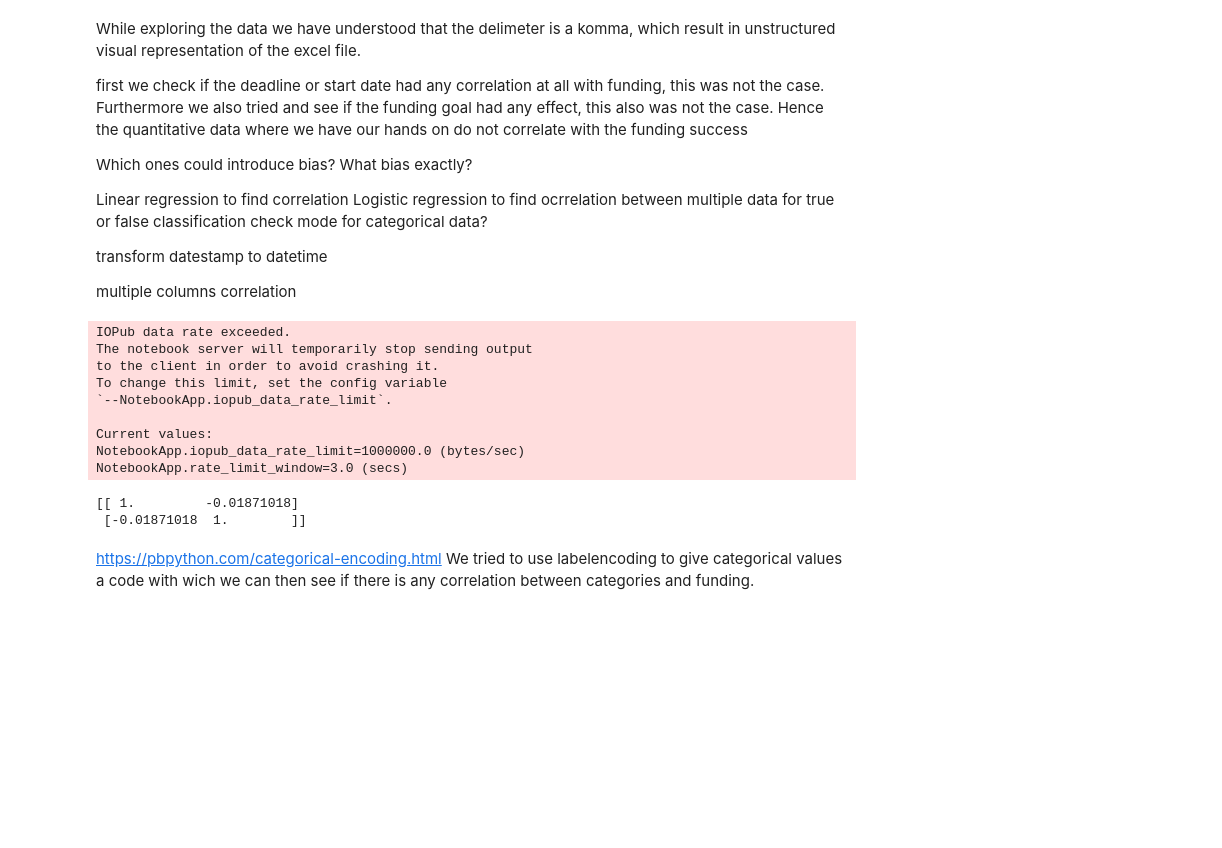
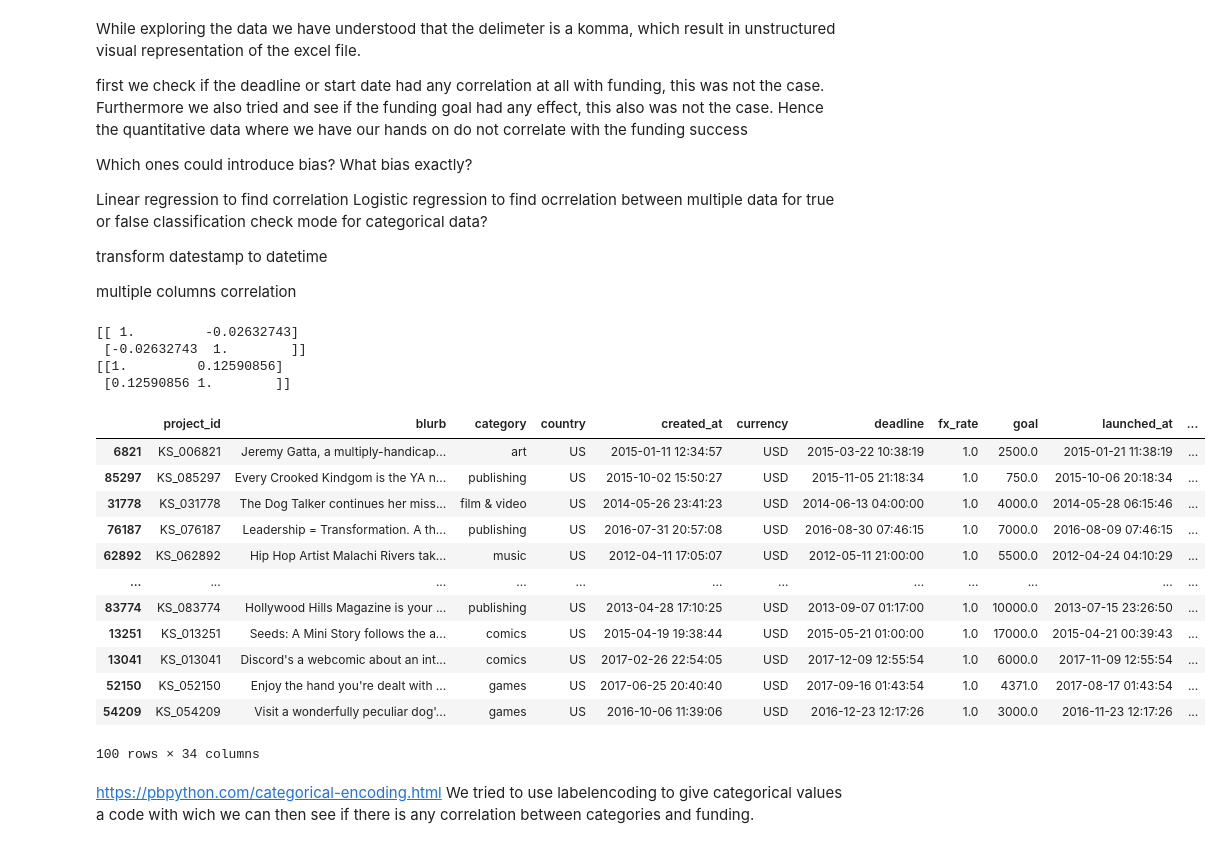
Before and after one commit to ChakirBelhaj/python-for-text-analysis, a Jupyter notebook: project/project.ipynb, the cells around one changed output. Drawn from its saved outputs; the diff is of its cells as text; code cells hidden in the pictures; blank space fills up the shorter version.

Commit message:
working on project

```diff
--- a/project/project.ipynb
+++ b/project/project.ipynb
@@ -53,66 +53,70 @@ multiple columns correlation
 # %%
 df = pd.read_csv (r'./KS_model_training_data.csv', sep = ',')
 df = df.drop(columns=['backers_count', 'converted_pledged_amount', 'pledged', 'usd_pledged'])
 df = df.dropna()
+np.where(df.applymap(lambda x: x == ''))
 
-display(df)
 df['created_at'] = pd.to_datetime(df['created_at'],unit='s')
 df['created_hour'] = df.created_at.apply(lambda x: x.hour)
 df['created_month'] = df.created_at.apply(lambda x: x.month)
 df['created_year'] = df.created_at.apply(lambda x: x.year)
 
-# df['deadline_at'] = pd.to_datetime(df['deadline'],unit='s')
-# df['deadline_hour'] = df.deadline.apply(lambda x: x.hour)
 
+df['deadline'] = pd.to_datetime(df['deadline'],unit='s')
+df['deadline_hour'] = df.deadline.apply(lambda x: x.hour)
+df['deadline_month'] = df.deadline.apply(lambda x: x.month)
+df['deadline_year'] = df.deadline.apply(lambda x: x.year)
+
+
+df['launched_at'] = pd.to_datetime(df['launched_at'],unit='s')
+df['launched_hour'] = df.launched_at.apply(lambda x: x.hour)
+df['launched_month'] = df.launched_at.apply(lambda x: x.month)
+df['launched_year'] = df.launched_at.apply(lambda x: x.year)
+
+
+df['launched_after_deadline'] = (df['launched_at'] - df['deadline'])
 
 df["category"] = df["category"].astype('category')
 df["category_encoded"] = df["category"].cat.codes
-# print(df['category'])
 
+
+
+df["currency"] = df["currency"].astype('category')
+df["currency_encoded"] = df["currency"].cat.codes
 
 df["subcategory"] = df["subcategory"].astype('category')
 df["subcategory_encoded"] = df["subcategory"].cat.codes
-
-
 df["location"] = df["location"].astype('category')
 df["location_encoded"] = df["location"].cat.codes
-
-
 df["country"] = df["country"].astype('category')
 df["country_encoded"] = df["country"].cat.codes
-
 df['blurb_length'] = df['blurb'].str.len()
 df['name_length'] = df['name'].str.len()
 
 
+print(np.corrcoef(df['funded'], df['created_month']))
+print(np.corrcoef(df['funded'], df['name_length']))
 
-print(np.corrcoef(df['funded'], df['category_encoded']))
-# print(np.corrcoef(df['funded'], df['subcategory_encoded']))
-# print(np.corrcoef(df['funded'], df['location_encoded']))
-# print(np.corrcoef(df['funded'], df['country_encoded']))
-# print(np.corrcoef(df['funded'], df['blurb_length']))
-# print(np.corrcoef(df['funded'], df['fx_rate']))
-# print(np.corrcoef(df['funded'], df['name_length']))
 
-# print(df.head(10))
-
-# print(np.corrcoef(df['funded'], df['staff_pick']))
-# print(np.corrcoef(df['funded'], df['created_month']))
-# print(np.corrcoef(df['funded'], df['deadline']))
-# df['category'].value_counts()[:20].plot(kind='bar')
-# df.plot.scatter(x = 'goal', y ='category')
+display(df.sample(100))
 # %% [output]
-IOPub data rate exceeded.
-The notebook server will temporarily stop sending output
-to the client in order to avoid crashing it.
-To change this limit, set the config variable
-`--NotebookApp.iopub_data_rate_limit`.
-
-Current values:
-NotebookApp.iopub_data_rate_limit=1000000.0 (bytes/sec)
-NotebookApp.rate_limit_window=3.0 (secs)
+[[ 1.         -0.02632743]
+ [-0.02632743  1.        ]]
+[[1.         0.12590856]
+ [0.12590856 1.        ]]
+|  | project_id | blurb | category | country | created_at | currency | deadline | fx_rate | goal | launched_at | ... |
+| 6821 | KS_006821 | Jeremy Gatta, a multiply-handicap... | art | US | 2015-01-11 12:34:57 | USD | 2015-03-22 10:38:19 | 1.0 | 2500.0 | 2015-01-21 11:38:19 | ... |
+| 85297 | KS_085297 | Every Crooked Kindgom is the YA n... | publishing | US | 2015-10-02 15:50:27 | USD | 2015-11-05 21:18:34 | 1.0 | 750.0 | 2015-10-06 20:18:34 | ... |
+| 31778 | KS_031778 | The Dog Talker continues her miss... | film & video | US | 2014-05-26 23:41:23 | USD | 2014-06-13 04:00:00 | 1.0 | 4000.0 | 2014-05-28 06:15:46 | ... |
+| 76187 | KS_076187 | Leadership = Transformation. A th... | publishing | US | 2016-07-31 20:57:08 | USD | 2016-08-30 07:46:15 | 1.0 | 7000.0 | 2016-08-09 07:46:15 | ... |
+| 62892 | KS_062892 | Hip Hop Artist Malachi Rivers tak... | music | US | 2012-04-11 17:05:07 | USD | 2012-05-11 21:00:00 | 1.0 | 5500.0 | 2012-04-24 04:10:29 | ... |
+| ... | ... | ... | ... | ... | ... | ... | ... | ... | ... | ... | ... |
+| 83774 | KS_083774 | Hollywood Hills Magazine is your ... | publishing | US | 2013-04-28 17:10:25 | USD | 2013-09-07 01:17:00 | 1.0 | 10000.0 | 2013-07-15 23:26:50 | ... |
+| 13251 | KS_013251 | Seeds: A Mini Story follows the a... | comics | US | 2015-04-19 19:38:44 | USD | 2015-05-21 01:00:00 | 1.0 | 17000.0 | 2015-04-21 00:39:43 | ... |
+| 13041 | KS_013041 | Discord's a webcomic about an int... | comics | US | 2017-02-26 22:54:05 | USD | 2017-12-09 12:55:54 | 1.0 | 6000.0 | 2017-11-09 12:55:54 | ... |
+| 52150 | KS_052150 | Enjoy the hand you're dealt with ... | games | US | 2017-06-25 20:40:40 | USD | 2017-09-16 01:43:54 | 1.0 | 4371.0 | 2017-08-17 01:43:54 | ... |
+| 54209 | KS_054209 | Visit a wonderfully peculiar dog'... | games | US | 2016-10-06 11:39:06 | USD | 2016-12-23 12:17:26 | 1.0 | 3000.0 | 2016-11-23 12:17:26 | ... |
-[[ 1.         -0.01871018]
- [-0.01871018  1.        ]]
+100 rows × 34 columns
 # %% [markdown]
 https://pbpython.com/categorical-encoding.html
 We tried to use labelencoding to give categorical values a code with wich we can then see if there is any correlation between categories and funding.
```
Also changed, not shown: parts of 9 cells of this notebook, 7 other files.
